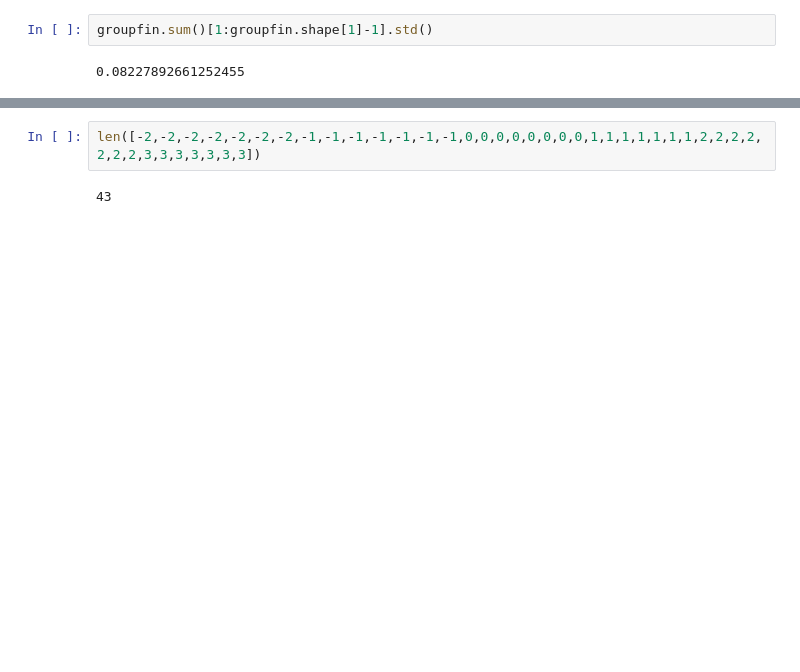
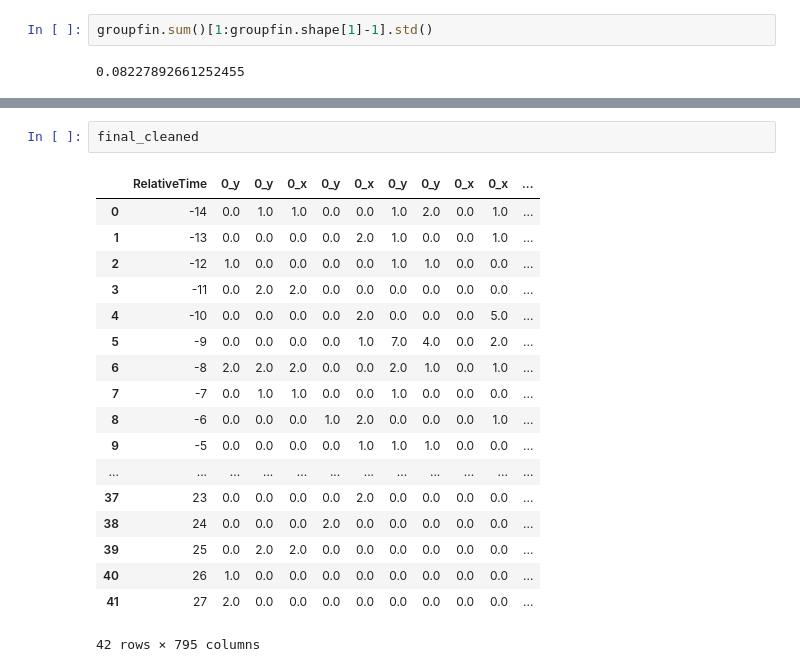
Before and after one commit to anahocevar/DataIncubatorApplicationFeb2018, a Jupyter notebook: Rats.ipynb, the cells around one changed output, grey strips where cells are left out. Drawn from its saved outputs; the diff is of its cells as text; blank space fills up the shorter version.

```diff
--- a/Rats.ipynb
+++ b/Rats.ipynb
@@ -295,4 +310,21 @@ final_cleaned
-# %%
-len([-2,-2,-2,-2,-2,-2,-2,-1,-1,-1,-1,-1,-1,-1,0,0,0,0,0,0,0,0,1,1,1,1,1,1,1,2,2,2,2,2,2,2,3,3,3,3,3,3,3])
-# %% [output]
-43
+# %%
+final_cleaned
+# %% [output]
+|  | RelativeTime | 0_y | 0_y | 0_x | 0_y | 0_x | 0_y | 0_y | 0_x | 0_x | ... |
+| 0 | -14 | 0.0 | 1.0 | 1.0 | 0.0 | 0.0 | 1.0 | 2.0 | 0.0 | 1.0 | ... |
+| 1 | -13 | 0.0 | 0.0 | 0.0 | 0.0 | 2.0 | 1.0 | 0.0 | 0.0 | 1.0 | ... |
+| 2 | -12 | 1.0 | 0.0 | 0.0 | 0.0 | 0.0 | 1.0 | 1.0 | 0.0 | 0.0 | ... |
+| 3 | -11 | 0.0 | 2.0 | 2.0 | 0.0 | 0.0 | 0.0 | 0.0 | 0.0 | 0.0 | ... |
+| 4 | -10 | 0.0 | 0.0 | 0.0 | 0.0 | 2.0 | 0.0 | 0.0 | 0.0 | 5.0 | ... |
+| 5 | -9 | 0.0 | 0.0 | 0.0 | 0.0 | 1.0 | 7.0 | 4.0 | 0.0 | 2.0 | ... |
+| 6 | -8 | 2.0 | 2.0 | 2.0 | 0.0 | 0.0 | 2.0 | 1.0 | 0.0 | 1.0 | ... |
+| 7 | -7 | 0.0 | 1.0 | 1.0 | 0.0 | 0.0 | 1.0 | 0.0 | 0.0 | 0.0 | ... |
+| 8 | -6 | 0.0 | 0.0 | 0.0 | 1.0 | 2.0 | 0.0 | 0.0 | 0.0 | 1.0 | ... |
+| 9 | -5 | 0.0 | 0.0 | 0.0 | 0.0 | 1.0 | 1.0 | 1.0 | 0.0 | 0.0 | ... |
+| ... | ... | ... | ... | ... | ... | ... | ... | ... | ... | ... | ... |
+| 37 | 23 | 0.0 | 0.0 | 0.0 | 0.0 | 2.0 | 0.0 | 0.0 | 0.0 | 0.0 | ... |
+| 38 | 24 | 0.0 | 0.0 | 0.0 | 2.0 | 0.0 | 0.0 | 0.0 | 0.0 | 0.0 | ... |
+| 39 | 25 | 0.0 | 2.0 | 2.0 | 0.0 | 0.0 | 0.0 | 0.0 | 0.0 | 0.0 | ... |
+| 40 | 26 | 1.0 | 0.0 | 0.0 | 0.0 | 0.0 | 0.0 | 0.0 | 0.0 | 0.0 | ... |
+| 41 | 27 | 2.0 | 0.0 | 0.0 | 0.0 | 0.0 | 0.0 | 0.0 | 0.0 | 0.0 | ... |
+42 rows × 795 columns
```
Also changed, not shown: parts of 6 cells of this notebook, 3 other files.
